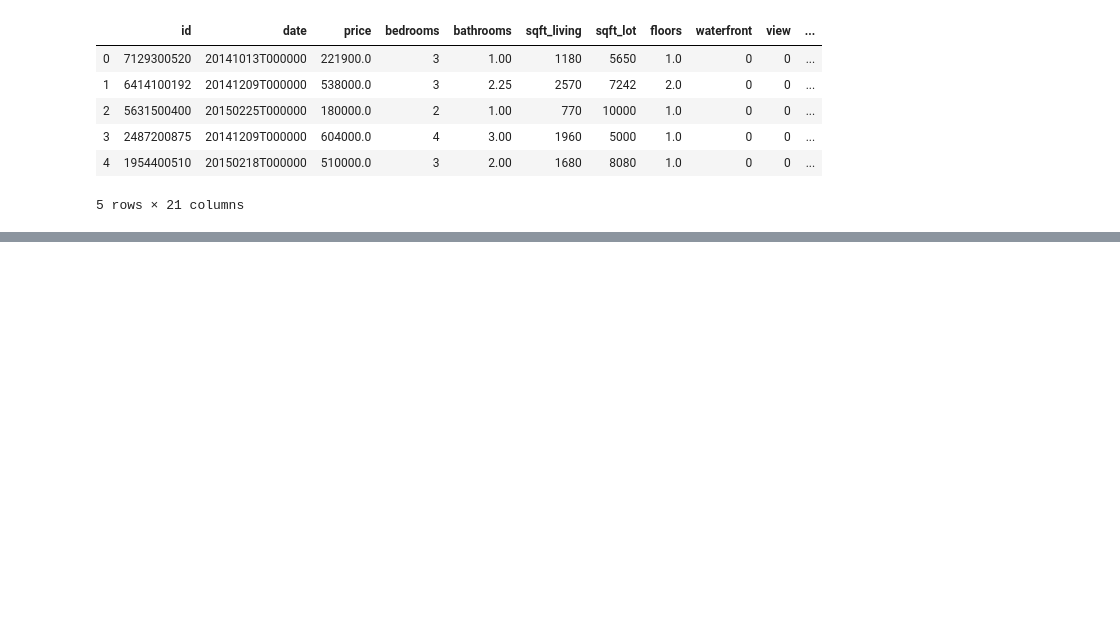
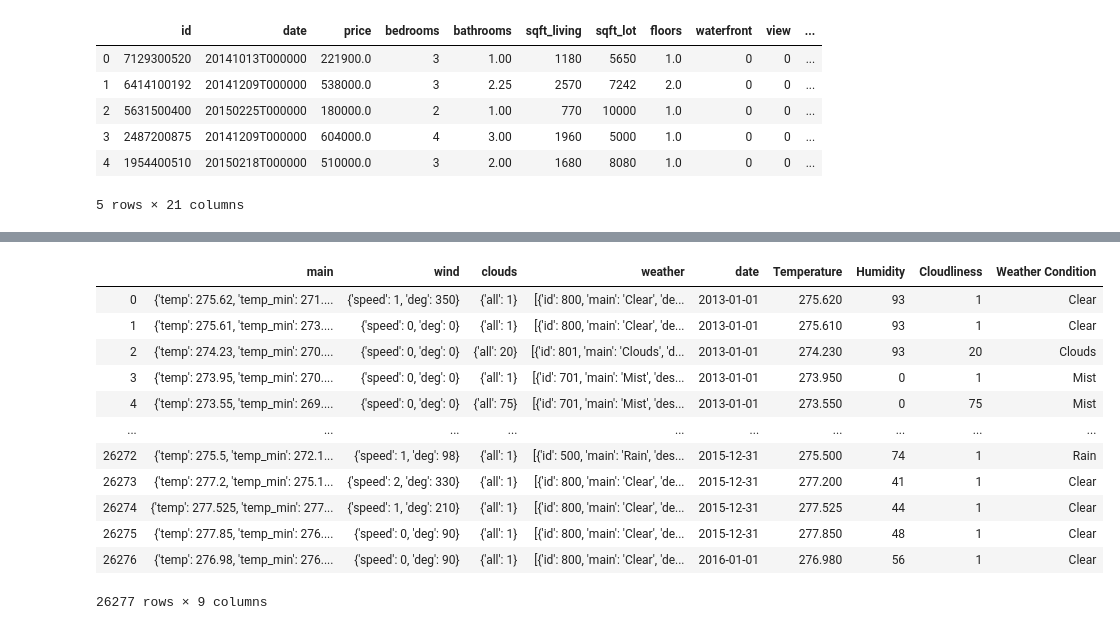
Before and after one commit to kavehamini/WeatherVsHomeSalesProject1, a Jupyter notebook: weathervshomesales.ipynb, the cells around one changed output, grey strips where cells are left out. Cells and saved outputs as stored; diff of their text form; code cells hidden in the pictures; blank space fills up the shorter version.

```diff
--- a/weathervshomesales.ipynb
+++ b/weathervshomesales.ipynb
@@ -70,7 +129 @@ weatherdata
 26277 rows × 5 columns
-# %%
-num = 1
-for index, row in weatherdata.iterrows():
-    print("working on "+ str(num))
-    num = num + 1
-    weatherdata['dt_iso'].str.split(" ")[index][0]
@@ -96,3 +129,0 @@ KeyboardInterrupt:
-# %%
-weatherdata = weatherdata.rename(columns={'dt_iso': 'date'})
-weatherdata
@@ -113,4 +129,0 @@ weatherdata
-# %%
-weatherdata['Date_1']= np.where(weatherdata['date'].str.contains('-'),weatherdata['date'],np.nan)
-weatherdata['Date_2']= np.where(weatherdata['date'].str.contains('-'),np.nan,weatherdata['date'])
-weatherdata['Date_new'] = np.where(weatherdata['date'].str.contains('-'),pd.to_datetime(weatherdata['Date_1'], format = '%Y-%m-%d %H:%M:%S.%f', utc=True),pd.to_datetime(weatherdata['Date_2'], format = '%d %b %Y'))
@@ -118,0 +134,21 @@ ValueError: time data '2013-01-01 00:00:00 +0000 UTC' does not match format '%Y-
+# %%
+temp=[]
+humidity=[]
+windspeed = []
+clouds = []
+weathercondition =[]
+
+num1 = 0
+for index, row in weatherdata.iterrows():
+    print("working on "+ str(num1))
+    stemp = weatherdata['main'][num1]['temp']
+    shumidity = weatherdata['main'][num1]['humidity']
+    swind = weatherdata['wind'][num1]['speed']
+    sclouds = weatherdata['clouds'][num1]['all']
+    sweathercondition = weatherdata['weather'][num1][0]['main']
+    temp.append(stemp)
+    humidity.append(shumidity)
+    windspeed.append(swind)
+    clouds.append(sclouds)
+    weathercondition.append(sweathercondition)
+    num1 = num1 + 1
@@ -118,0 +173,20 @@ ValueError: time data '2013-01-01 00:00:00 +0000 UTC' does not match format '%Y-
+# %%
+weatherdata['Temperature']=temp
+weatherdata['Humidity']=humidity
+weatherdata['Cloudliness']=clouds
+weatherdata['Weather Condition']=weathercondition
+weatherdata
+# %% [output]
+|  | main | wind | clouds | weather | date | Temperature | Humidity | Cloudliness | Weather Condition |
+| 0 | {'temp': 275.62, 'temp_min': 271.... | {'speed': 1, 'deg': 350} | {'all': 1} | [{'id': 800, 'main': 'Clear', 'de... | 2013-01-01 | 275.620 | 93 | 1 | Clear |
+| 1 | {'temp': 275.61, 'temp_min': 273.... | {'speed': 0, 'deg': 0} | {'all': 1} | [{'id': 800, 'main': 'Clear', 'de... | 2013-01-01 | 275.610 | 93 | 1 | Clear |
+| 2 | {'temp': 274.23, 'temp_min': 270.... | {'speed': 0, 'deg': 0} | {'all': 20} | [{'id': 801, 'main': 'Clouds', 'd... | 2013-01-01 | 274.230 | 93 | 20 | Clouds |
+| 3 | {'temp': 273.95, 'temp_min': 270.... | {'speed': 0, 'deg': 0} | {'all': 1} | [{'id': 701, 'main': 'Mist', 'des... | 2013-01-01 | 273.950 | 0 | 1 | Mist |
+| 4 | {'temp': 273.55, 'temp_min': 269.... | {'speed': 0, 'deg': 0} | {'all': 75} | [{'id': 701, 'main': 'Mist', 'des... | 2013-01-01 | 273.550 | 0 | 75 | Mist |
+| ... | ... | ... | ... | ... | ... | ... | ... | ... | ... |
+| 26272 | {'temp': 275.5, 'temp_min': 272.1... | {'speed': 1, 'deg': 98} | {'all': 1} | [{'id': 500, 'main': 'Rain', 'des... | 2015-12-31 | 275.500 | 74 | 1 | Rain |
+| 26273 | {'temp': 277.2, 'temp_min': 275.1... | {'speed': 2, 'deg': 330} | {'all': 1} | [{'id': 800, 'main': 'Clear', 'de... | 2015-12-31 | 277.200 | 41 | 1 | Clear |
+| 26274 | {'temp': 277.525, 'temp_min': 277... | {'speed': 1, 'deg': 210} | {'all': 1} | [{'id': 800, 'main': 'Clear', 'de... | 2015-12-31 | 277.525 | 44 | 1 | Clear |
+| 26275 | {'temp': 277.85, 'temp_min': 276.... | {'speed': 0, 'deg': 90} | {'all': 1} | [{'id': 800, 'main': 'Clear', 'de... | 2015-12-31 | 277.850 | 48 | 1 | Clear |
+| 26276 | {'temp': 276.98, 'temp_min': 276.... | {'speed': 0, 'deg': 90} | {'all': 1} | [{'id': 800, 'main': 'Clear', 'de... | 2016-01-01 | 276.980 | 56 | 1 | Clear |
+26277 rows × 9 columns
```
Also changed, not shown: parts of 14 cells of this notebook.
